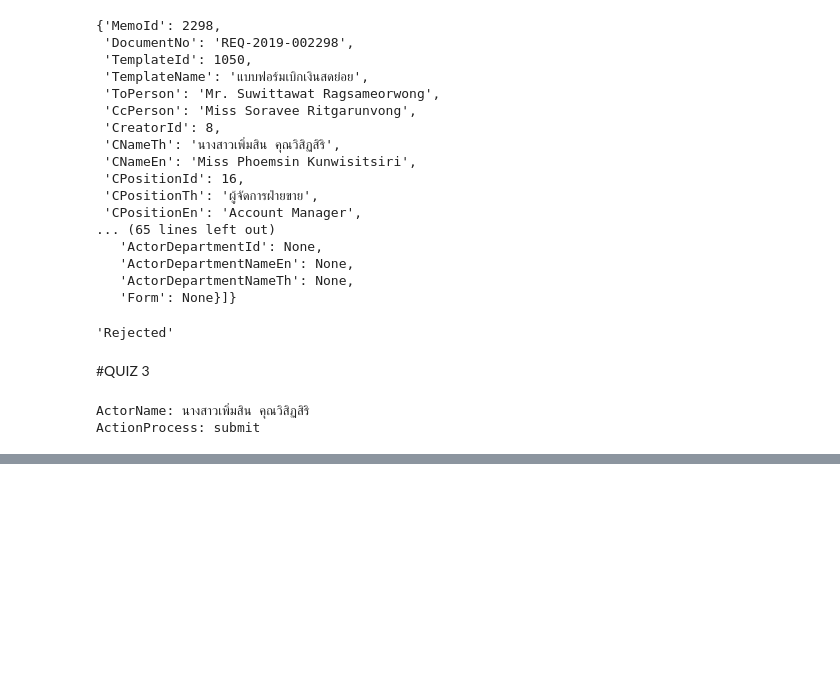
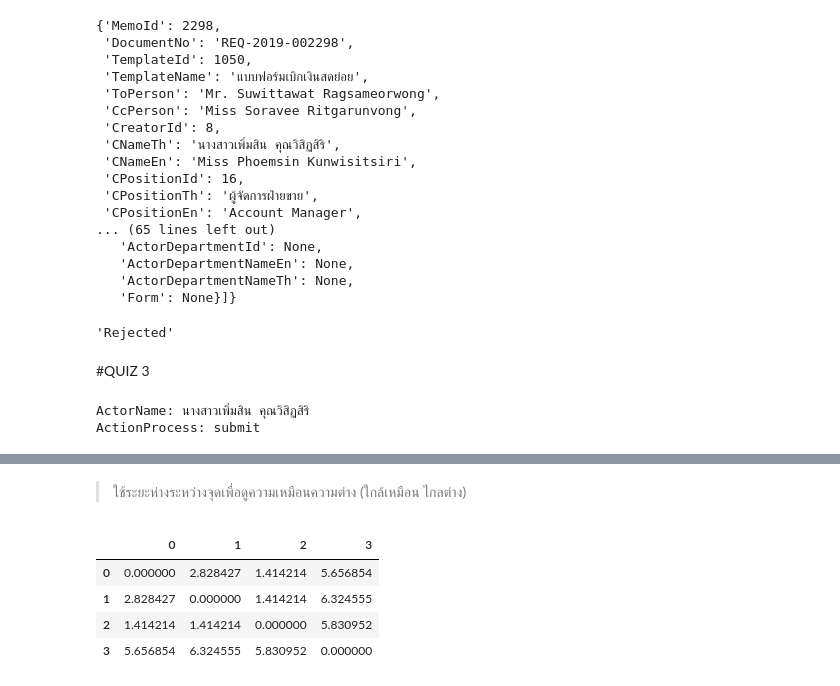
Before and after one commit to thamonS/bcs_dpdm24, a Jupyter notebook: Chapter_2_Understanding_Data.ipynb, the cells around one changed output, grey strips where cells are left out. Saved outputs shown, nothing was run; the diff lists cells and outputs as text; code cells hidden in the pictures; blank space fills up the shorter version.

```diff
--- a/Chapter_2_Understanding_Data.ipynb
+++ b/Chapter_2_Understanding_Data.ipynb
@@ -196,0 +246,25 @@ ActionProcess: submit
+# %% [markdown]
+>ใช้ระยะห่างระหว่างจุดเพื่อดูความเหมือนความต่าง (ใกล้เหมือน ไกลต่าง)
+# %%
+# prompt: calculate distance matrix of the df
+
+from scipy.spatial.distance import pdist, squareform
+
+# Assuming 'df' is your DataFrame with numerical columns for which you want to calculate the distance matrix
+
+# Calculate the pairwise distances using Euclidean distance (you can change the metric if needed)
+distances = pdist(df, metric='euclidean')
+
+# Convert the condensed distance matrix to a square distance matrix
+distance_matrix = squareform(distances)
+
+# Convert the distance matrix to a DataFrame for better readability (optional)
+distance_df = pd.DataFrame(distance_matrix, index=df.index, columns=df.index)
+
+distance_df
+# %% [output]
+|  | 0 | 1 | 2 | 3 |
+| 0 | 0.000000 | 2.828427 | 1.414214 | 5.656854 |
+| 1 | 2.828427 | 0.000000 | 1.414214 | 6.324555 |
+| 2 | 1.414214 | 1.414214 | 0.000000 | 5.830952 |
+| 3 | 5.656854 | 6.324555 | 5.830952 | 0.000000 |
```
Also changed, not shown: parts of 15 cells of this notebook.
